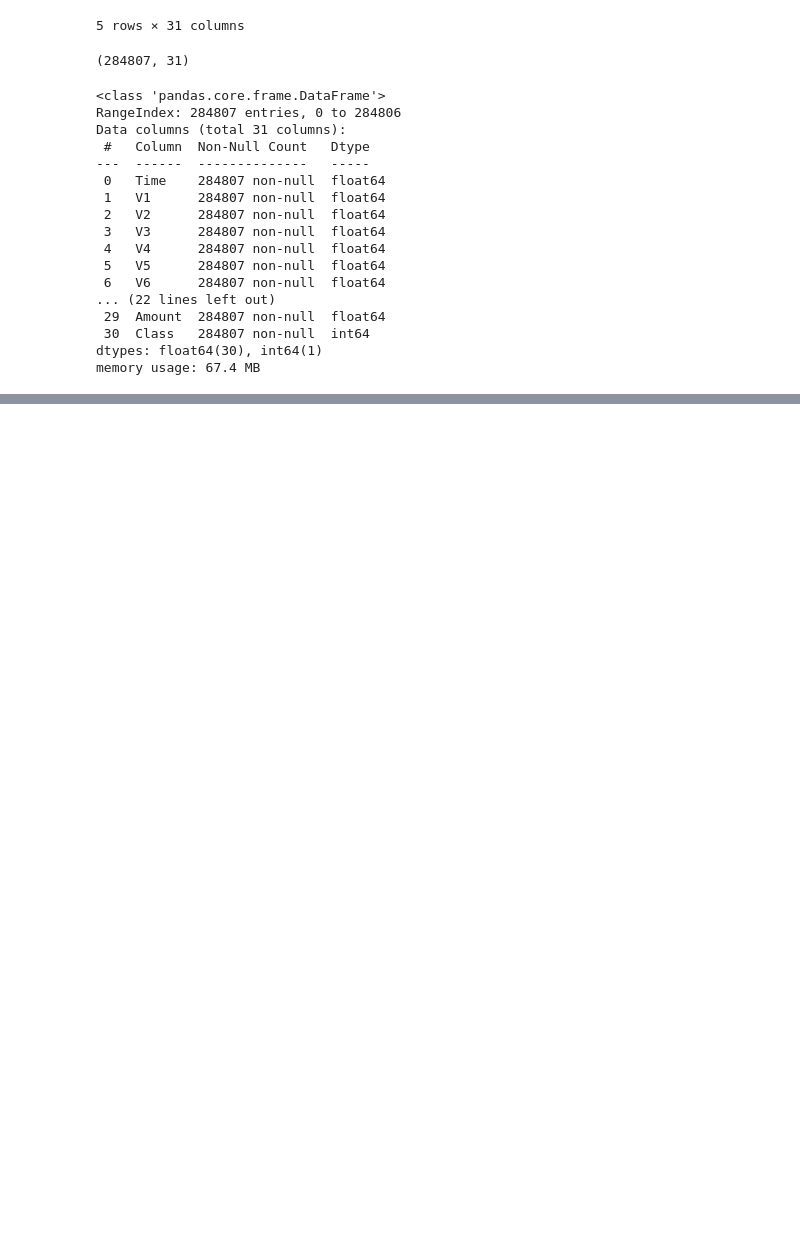
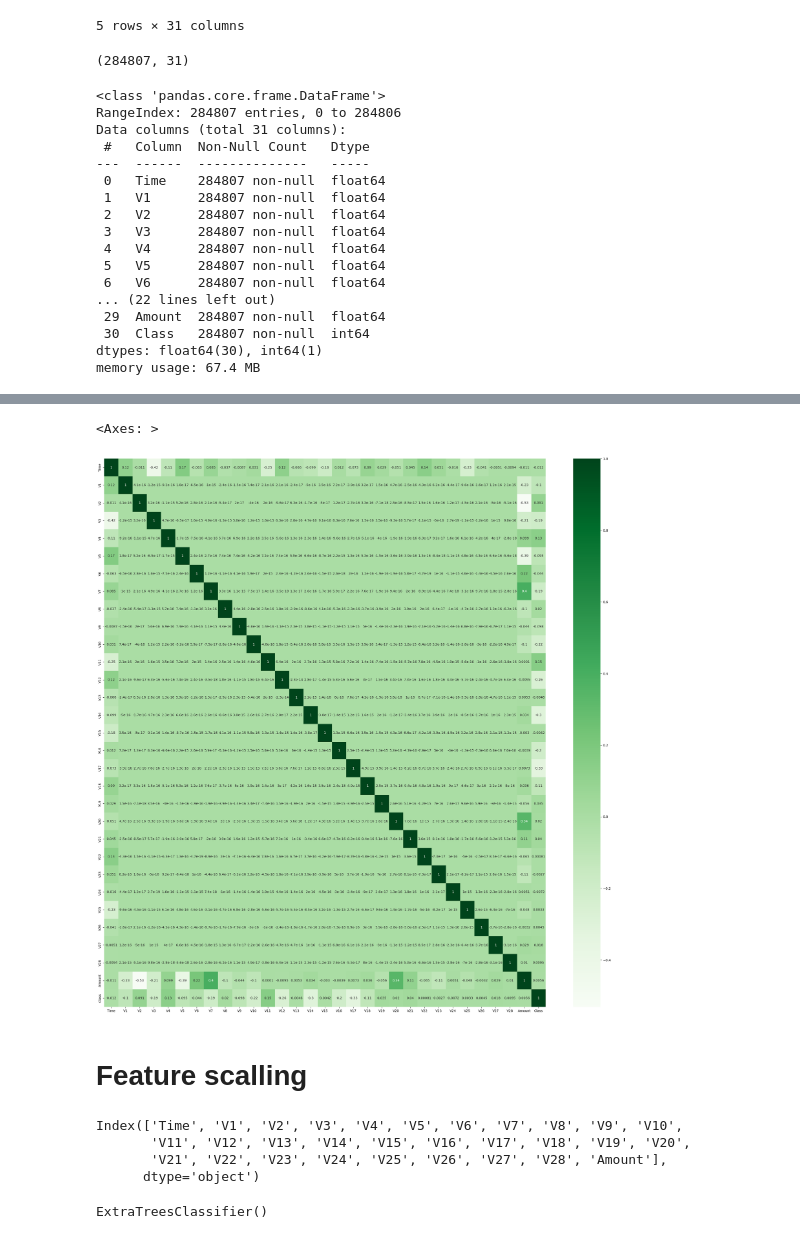
Before and after one commit to sujataprasad01/ML-Credit-Card-Fraud-Detection, a Jupyter notebook: Decision_Tree_Classifier_&_Random_Forest_Classifier_(Credit_Card_Fraud_Detection).ipynb, the cells around one changed output, grey strips where cells are left out. Drawn from its saved outputs; the diff is of its cells as text; code cells hidden in the pictures; blank space fills up the shorter version.

```diff
--- a/Decision_Tree_Classifier_&_Random_Forest_Classifier_(Credit_Card_Fraud_Detection).ipynb
+++ b/Decision_Tree_Classifier_&_Random_Forest_Classifier_(Credit_Card_Fraud_Detection).ipynb
@@ -69,0 +136,8 @@ df.describe()
+# %%
+plt.figure(figsize=(30,30))
+sns.heatmap(df.corr(), annot=True, cmap='Greens')
+# %% [output]
+<Axes: >
+[figure, added]
+# %% [markdown]
+# Feature scalling
@@ -69,0 +147,7 @@ df.describe()
+# %%
+X.columns
+# %% [output]
+Index(['Time', 'V1', 'V2', 'V3', 'V4', 'V5', 'V6', 'V7', 'V8', 'V9', 'V10',
+       'V11', 'V12', 'V13', 'V14', 'V15', 'V16', 'V17', 'V18', 'V19', 'V20',
+       'V21', 'V22', 'V23', 'V24', 'V25', 'V26', 'V27', 'V28', 'Amount'],
+      dtype='object')
@@ -69,0 +156,4 @@ df.describe()
+# %%
+model.fit(X,Y)
+# %% [output]
+ExtraTreesClassifier()
```
Also changed, not shown: parts of 32 cells of this notebook.
